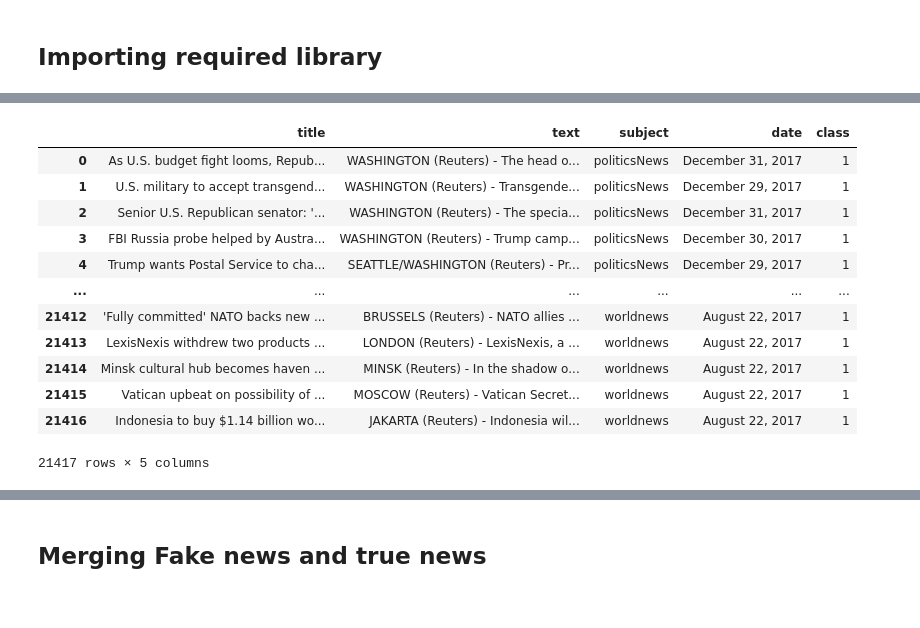
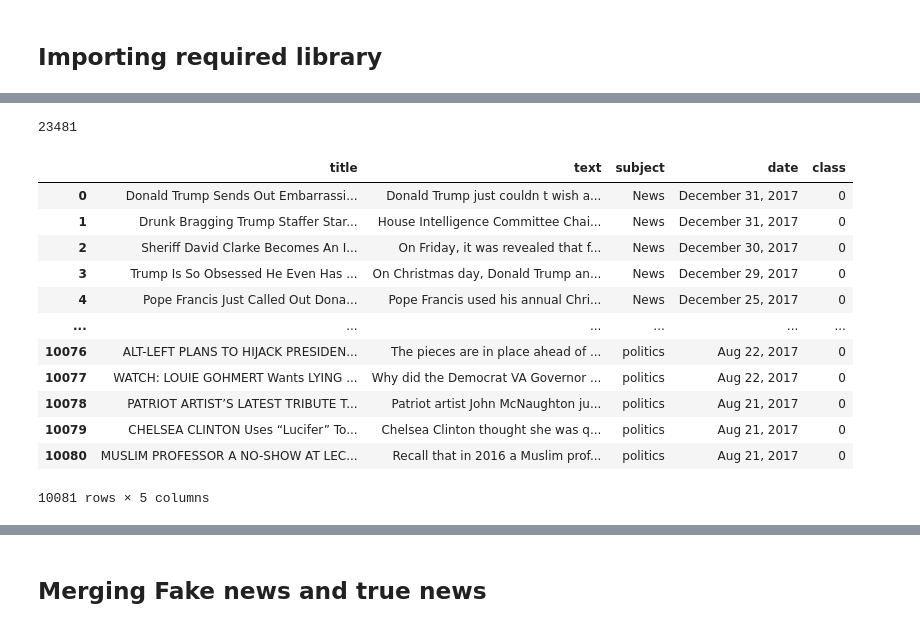
Before and after one commit to tejasborkar74/Fake-News-Detection-ML, a Jupyter notebook: CODE/Fake News Detection.ipynb, the cells around one changed output, grey strips where cells are left out. Drawn from its saved outputs; the diff is of its cells as text; code cells hidden in the pictures.

```diff
--- a/CODE/Fake News Detection.ipynb
+++ b/CODE/Fake News Detection.ipynb
@@ -43,16 +27,19 @@ df_fake
-# %%
-df_true
-# %% [output]
-|  | title | text | subject | date | class |
-| 0 | As U.S. budget fight looms, Repub... | WASHINGTON (Reuters) - The head o... | politicsNews | December 31, 2017 | 1 |
-| 1 | U.S. military to accept transgend... | WASHINGTON (Reuters) - Transgende... | politicsNews | December 29, 2017 | 1 |
-| 2 | Senior U.S. Republican senator: '... | WASHINGTON (Reuters) - The specia... | politicsNews | December 31, 2017 | 1 |
-| 3 | FBI Russia probe helped by Austra... | WASHINGTON (Reuters) - Trump camp... | politicsNews | December 30, 2017 | 1 |
-| 4 | Trump wants Postal Service to cha... | SEATTLE/WASHINGTON (Reuters) - Pr... | politicsNews | December 29, 2017 | 1 |
-| ... | ... | ... | ... | ... | ... |
-| 21412 | 'Fully committed' NATO backs new ... | BRUSSELS (Reuters) - NATO allies ... | worldnews | August 22, 2017 | 1 |
-| 21413 | LexisNexis withdrew two products ... | LONDON (Reuters) - LexisNexis, a ... | worldnews | August 22, 2017 | 1 |
-| 21414 | Minsk cultural hub becomes haven ... | MINSK (Reuters) - In the shadow o... | worldnews | August 22, 2017 | 1 |
-| 21415 | Vatican upbeat on possibility of ... | MOSCOW (Reuters) - Vatican Secret... | worldnews | August 22, 2017 | 1 |
-| 21416 | Indonesia to buy $1.14 billion wo... | JAKARTA (Reuters) - Indonesia wil... | worldnews | August 22, 2017 | 1 |
-21417 rows × 5 columns
+# %%
+print(len(df_fake))
+df_fake.drop(df_fake.tail(13400).index, inplace = True)
+df_fake
+# %% [output]
+23481
+|  | title | text | subject | date | class |
+| 0 | Donald Trump Sends Out Embarrassi... | Donald Trump just couldn t wish a... | News | December 31, 2017 | 0 |
+| 1 | Drunk Bragging Trump Staffer Star... | House Intelligence Committee Chai... | News | December 31, 2017 | 0 |
+| 2 | Sheriff David Clarke Becomes An I... | On Friday, it was revealed that f... | News | December 30, 2017 | 0 |
+| 3 | Trump Is So Obsessed He Even Has ... | On Christmas day, Donald Trump an... | News | December 29, 2017 | 0 |
+| 4 | Pope Francis Just Called Out Dona... | Pope Francis used his annual Chri... | News | December 25, 2017 | 0 |
+| ... | ... | ... | ... | ... | ... |
+| 10076 | ALT-LEFT PLANS TO HIJACK PRESIDEN... | The pieces are in place ahead of ... | politics | Aug 22, 2017 | 0 |
+| 10077 | WATCH: LOUIE GOHMERT Wants LYING ... | Why did the Democrat VA Governor ... | politics | Aug 22, 2017 | 0 |
+| 10078 | PATRIOT ARTIST’S LATEST TRIBUTE T... | Patriot artist John McNaughton ju... | politics | Aug 21, 2017 | 0 |
+| 10079 | CHELSEA CLINTON Uses “Lucifer” To... | Chelsea Clinton thought she was q... | politics | Aug 21, 2017 | 0 |
+| 10080 | MUSLIM PROFESSOR A NO-SHOW AT LEC... | Recall that in 2016 a Muslim prof... | politics | Aug 21, 2017 | 0 |
+10081 rows × 5 columns
```
Also changed, not shown: parts of 47 cells of this notebook, 1 other file.
